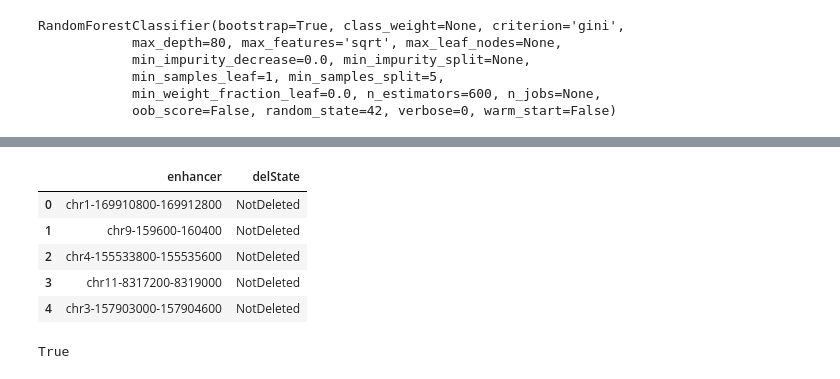
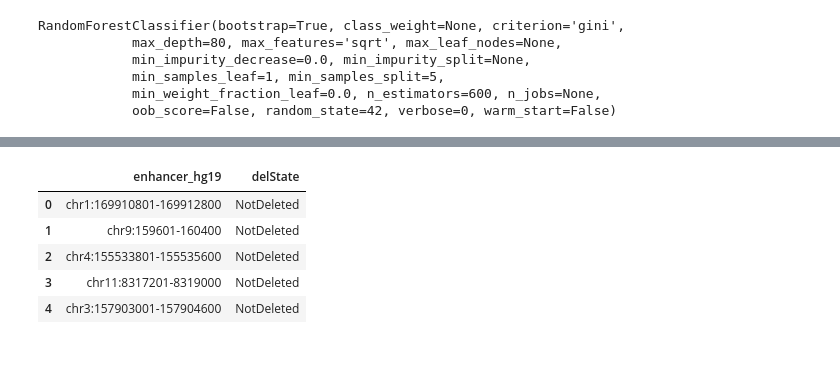
Before and after one commit to petermchale/lofTolEnhancers, a Jupyter notebook: a.ipynb, the cells around one changed output, grey strips where cells are left out. Cells and saved outputs as stored; diff of their text form; code cells hidden in the pictures.

```diff
--- a/a.ipynb
+++ b/a.ipynb
@@ -26,0 +18,22 @@ X.head()
+# %%
+import pandas as pd
+
+def unpack(region):
+  chrom, start, end = region.split('-')
+  return chrom, int(start), int(end)
+
+def pack(chrom, start, end):
+  return '{}:{}-{}'.format(chrom, start, end)
+
+def make_unit_offset(region):
+  chrom, start, end = unpack(region)
+  return pack(chrom, start+1, end)
+
+def read_train_network_features():
+  X = pd.read_csv('X.csv')
+  X = X.rename(columns={'Unnamed: 0':'enhancer_hg19'})
+  X['enhancer_hg19'] = X['enhancer_hg19'].apply(make_unit_offset)
+  return X
+
+DATA = read_train_network_features()
+DATA.head()
@@ -27,15 +48,17 @@ X.head()
 # %%
-y = pd.read_csv('y.csv')
-y = y.rename(columns={'Unnamed: 0':'enhancer'})
-y.head()
+def read_train_labels():
+  y = pd.read_csv('y.csv')
+  y = y.rename(columns={
+    'Unnamed: 0':'enhancer_hg19',
+  })
+  y['enhancer_hg19'] = y['enhancer_hg19'].apply(make_unit_offset)
+  return y
+
+read_train_labels().head()
 # %% [output]
-|  | enhancer | delState |
-| 0 | chr1-169910800-169912800 | NotDeleted |
-| 1 | chr9-159600-160400 | NotDeleted |
-| 2 | chr4-155533800-155535600 | NotDeleted |
-| 3 | chr11-8317200-8319000 | NotDeleted |
-| 4 | chr3-157903000-157904600 | NotDeleted |
+|  | enhancer_hg19 | delState |
+| 0 | chr1:169910801-169912800 | NotDeleted |
+| 1 | chr9:159601-160400 | NotDeleted |
+| 2 | chr4:155533801-155535600 | NotDeleted |
+| 3 | chr11:8317201-8319000 | NotDeleted |
+| 4 | chr3:157903001-157904600 | NotDeleted |
-# %%
-X['enhancer'].equals(y['enhancer'])
-# %% [output]
-True
```
Also changed, not shown: parts of 16 cells of this notebook.
